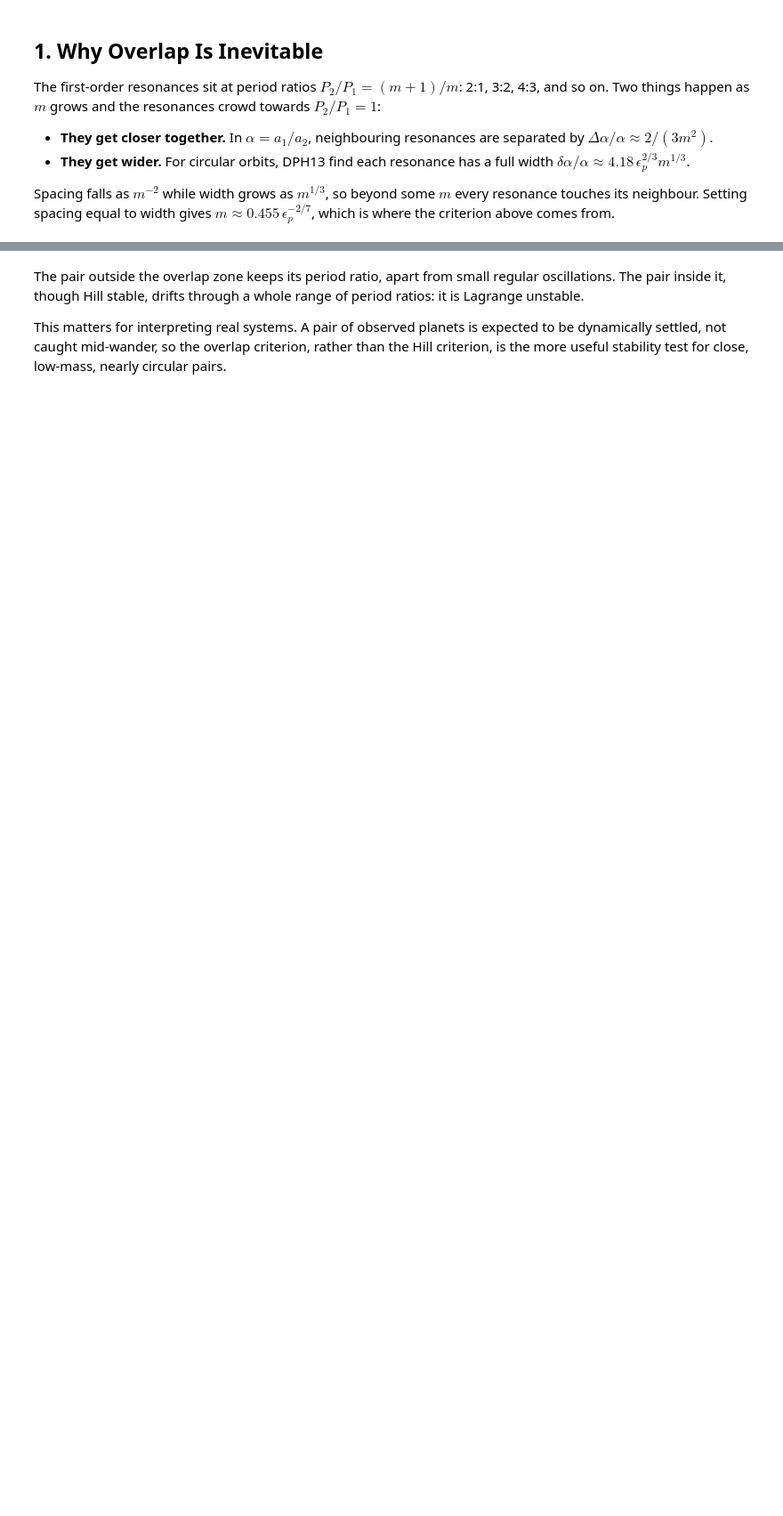
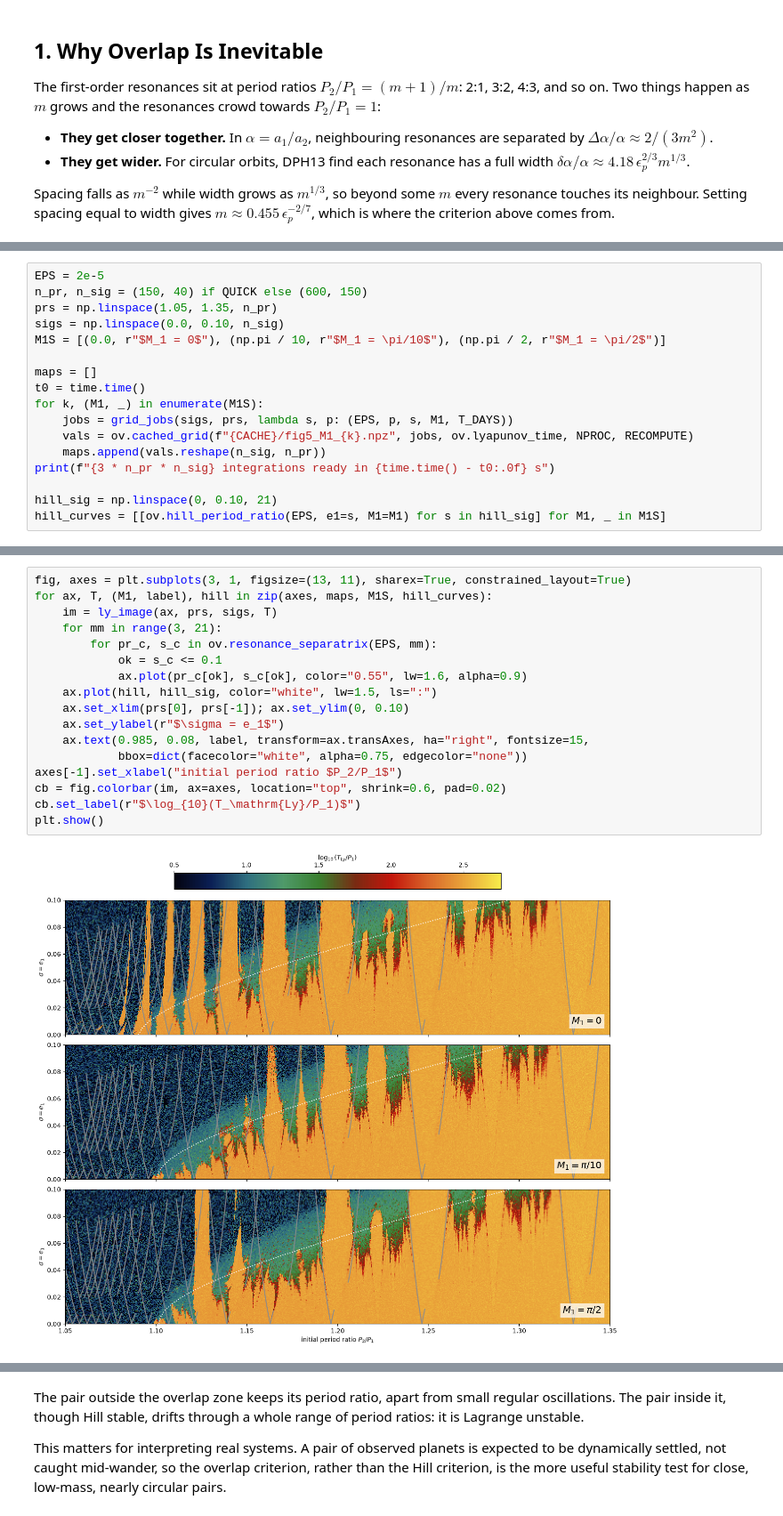
Before and after one commit to matthewjohnpayne/science-notebooks, a Jupyter notebook: notebooks/resonance_overlap/resonance_overlap.ipynb, the cells around one changed output, grey strips where cells are left out. Shown at 89% size. Cells and saved outputs as stored; diff of their text form; blank space fills up the shorter version.

```diff
--- a/notebooks/resonance_overlap/resonance_overlap.ipynb
+++ b/notebooks/resonance_overlap/resonance_overlap.ipynb
@@ -164,0 +178,17 @@ Try changing `M1` in `ov.two_planet_sim`. The paper shows that the initial angle
+# %%
+EPS = 2e-5
+n_pr, n_sig = (150, 40) if QUICK else (600, 150)
+prs = np.linspace(1.05, 1.35, n_pr)
+sigs = np.linspace(0.0, 0.10, n_sig)
+M1S = [(0.0, r"$M_1 = 0$"), (np.pi / 10, r"$M_1 = \pi/10$"), (np.pi / 2, r"$M_1 = \pi/2$")]
+
+maps = []
+t0 = time.time()
+for k, (M1, _) in enumerate(M1S):
+    jobs = grid_jobs(sigs, prs, lambda s, p: (EPS, p, s, M1, T_DAYS))
+    vals = ov.cached_grid(f"{CACHE}/fig5_M1_{k}.npz", jobs, ov.lyapunov_time, NPROC, RECOMPUTE)
+    maps.append(vals.reshape(n_sig, n_pr))
+print(f"{3 * n_pr * n_sig} integrations ready in {time.time() - t0:.0f} s")
+
+hill_sig = np.linspace(0, 0.10, 21)
+hill_curves = [[ov.hill_period_ratio(EPS, e1=s, M1=M1) for s in hill_sig] for M1, _ in M1S]
@@ -164,0 +197,19 @@ Try changing `M1` in `ov.two_planet_sim`. The paper shows that the initial angle
+# %%
+fig, axes = plt.subplots(3, 1, figsize=(13, 11), sharex=True, constrained_layout=True)
+for ax, T, (M1, label), hill in zip(axes, maps, M1S, hill_curves):
+    im = ly_image(ax, prs, sigs, T)
+    for mm in range(3, 21):
+        for pr_c, s_c in ov.resonance_separatrix(EPS, mm):
+            ok = s_c <= 0.1
+            ax.plot(pr_c[ok], s_c[ok], color="0.55", lw=1.6, alpha=0.9)
+    ax.plot(hill, hill_sig, color="white", lw=1.5, ls=":")
+    ax.set_xlim(prs[0], prs[-1]); ax.set_ylim(0, 0.10)
+    ax.set_ylabel(r"$\sigma = e_1$")
+    ax.text(0.985, 0.08, label, transform=ax.transAxes, ha="right", fontsize=15,
+            bbox=dict(facecolor="white", alpha=0.75, edgecolor="none"))
+axes[-1].set_xlabel("initial period ratio $P_2/P_1$")
+cb = fig.colorbar(im, ax=axes, location="top", shrink=0.6, pad=0.02)
+cb.set_label(r"$\log_{10}(T_\mathrm{Ly}/P_1)$")
+plt.show()
+# %% [output]
+[figure, added]
```
Also changed, not shown: parts of 27 cells of this notebook, 13 other files.
